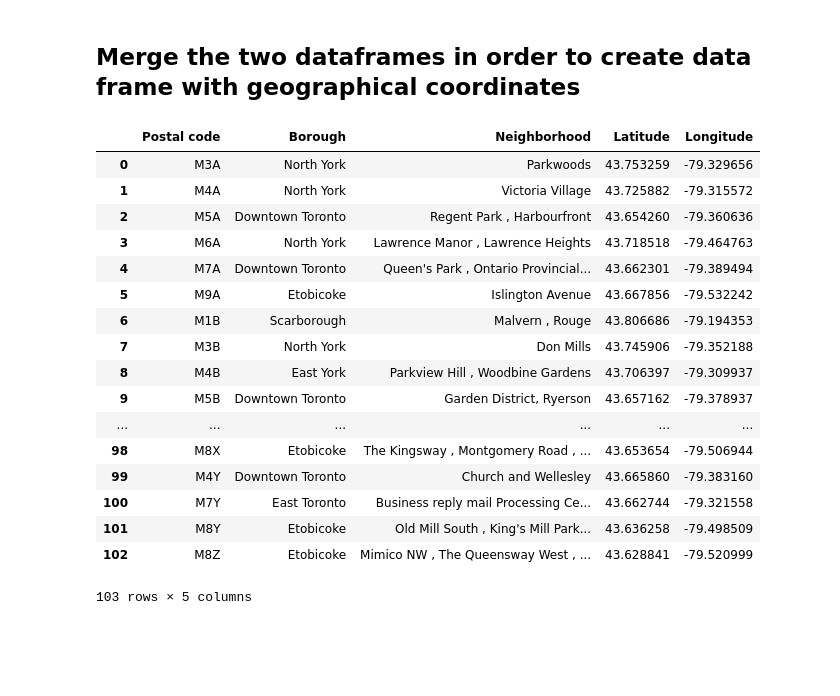
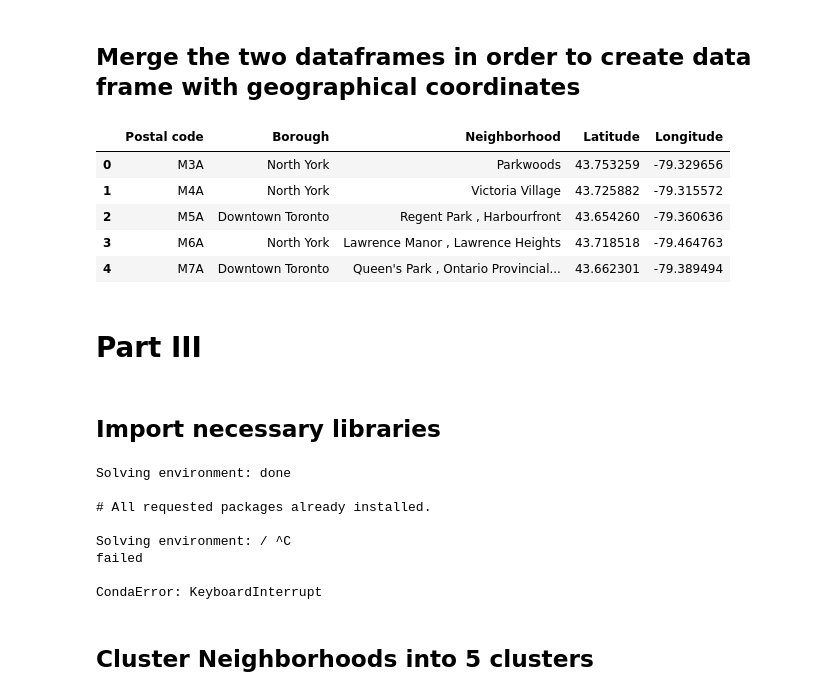
Before and after one commit to FeidiasVardakis/Coursera_Capstone, a Jupyter notebook: Toronto neighborhoods with coordinates.ipynb, the cells around one changed output. Drawn from its saved outputs; the diff is of its cells as text; code cells hidden in the pictures; blank space fills up the shorter version.

```diff
--- a/Toronto neighborhoods with coordinates.ipynb
+++ b/Toronto neighborhoods with coordinates.ipynb
@@ -9,8 +11,8 @@ from bs4 import BeautifulSoup
 res = requests.get("https://en.wikipedia.org/wiki/List_of_postal_codes_of_Canada:_M")
 soup = BeautifulSoup(res.content,'lxml')
 table = soup.find_all('table')[0]
-df_neigh = pd.read_html(str(table))[0]
-df_neigh
+toronto_hoods = pd.read_html(str(table))[0]
+toronto_hoods.head()
 # %% [output]
 |  | Postal code | Borough | Neighborhood |
 | 0 | M1A | Not assigned | NaN |
@@ -33,11 +23,11 @@ df_neigh
 # %% [markdown]
 ## Drop rows with NaN values in "Neighborhood" column and reset index
 # %%
-df_neigh.dropna(subset=["Neighborhood"], axis=0, inplace=True)
+toronto_hoods.dropna(subset=["Neighborhood"], axis=0, inplace=True)
 
-df_neigh.reset_index(drop=True, inplace=True)
+toronto_hoods.reset_index(drop=True, inplace=True)
 
-df_neigh
+toronto_hoods.head()
 # %% [output]
 |  | Postal code | Borough | Neighborhood |
 | 0 | M3A | North York | Parkwoods |
@@ -60,8 +38,8 @@ df_neigh
 # %% [markdown]
 ## Replace character '/', with comma in 'Neighborhhood' column
 # %%
-df_neigh['Neighborhood']=df_neigh['Neighborhood'].str.replace("/", ",")
-df_neigh
+toronto_hoods['Neighborhood']=toronto_hoods['Neighborhood'].str.replace("/", ",")
+toronto_hoods.head()
 # %% [output]
 |  | Postal code | Borough | Neighborhood |
 | 0 | M3A | North York | Parkwoods |
@@ -131,24 +87,47 @@ df_coordinates.head()
 # %% [markdown]
 ## Merge the two dataframes in order to create data frame with geographical coordinates
 # %%
-df_neigh = pd.merge(df_neigh, df_coordinates, on='Postal code', how = "inner")
-df_neigh
+toronto_hoods = pd.merge(toronto_hoods, df_coordinates, on='Postal code', how = "inner")
+toronto_hoods.head()
 # %% [output]
 |  | Postal code | Borough | Neighborhood | Latitude | Longitude |
 | 0 | M3A | North York | Parkwoods | 43.753259 | -79.329656 |
 | 1 | M4A | North York | Victoria Village | 43.725882 | -79.315572 |
 | 2 | M5A | Downtown Toronto | Regent Park , Harbourfront | 43.654260 | -79.360636 |
 | 3 | M6A | North York | Lawrence Manor , Lawrence Heights | 43.718518 | -79.464763 |
 | 4 | M7A | Downtown Toronto | Queen's Park , Ontario Provincial... | 43.662301 | -79.389494 |
-| 5 | M9A | Etobicoke | Islington Avenue | 43.667856 | -79.532242 |
-| 6 | M1B | Scarborough | Malvern , Rouge | 43.806686 | -79.194353 |
-| 7 | M3B | North York | Don Mills | 43.745906 | -79.352188 |
-| 8 | M4B | East York | Parkview Hill , Woodbine Gardens | 43.706397 | -79.309937 |
-| 9 | M5B | Downtown Toronto | Garden District, Ryerson | 43.657162 | -79.378937 |
-| ... | ... | ... | ... | ... | ... |
-| 98 | M8X | Etobicoke | The Kingsway , Montgomery Road , ... | 43.653654 | -79.506944 |
-| 99 | M4Y | Downtown Toronto | Church and Wellesley | 43.665860 | -79.383160 |
-| 100 | M7Y | East Toronto | Business reply mail Processing Ce... | 43.662744 | -79.321558 |
-| 101 | M8Y | Etobicoke | Old Mill South , King's Mill Park... | 43.636258 | -79.498509 |
-| 102 | M8Z | Etobicoke | Mimico NW , The Queensway West , ... | 43.628841 | -79.520999 |
-103 rows × 5 columns
+# %% [markdown]
+# Part III
+# %% [markdown]
+## Import necessary libraries
+# %%
+pd.set_option('display.max_columns', None)
+pd.set_option('display.max_rows', None)
+
+import json
+
+!conda install -c conda-forge geopy --yes
+from geopy.geocoders import Nominatim
+
+!conda install -c conda-forge folium=0.5.0 --yes
+import folium
+
+
+import requests
+from pandas.io.json import json_normalize # tranform JSON file into a pandas dataframe
+
+
+import matplotlib.cm as cm
+import matplotlib.colors as colors
+
+
+from sklearn.cluster import KMeans
+# %% [output]
+Solving environment: done
+
+# All requested packages already installed.
+
+Solving environment: / ^C
+failed
+
+CondaError: KeyboardInterrupt
@@ -154,0 +269,2 @@ df_neigh
+# %% [markdown]
+## Cluster Neighborhoods into 5 clusters
```
Also changed, not shown: parts of 30 cells of this notebook.
